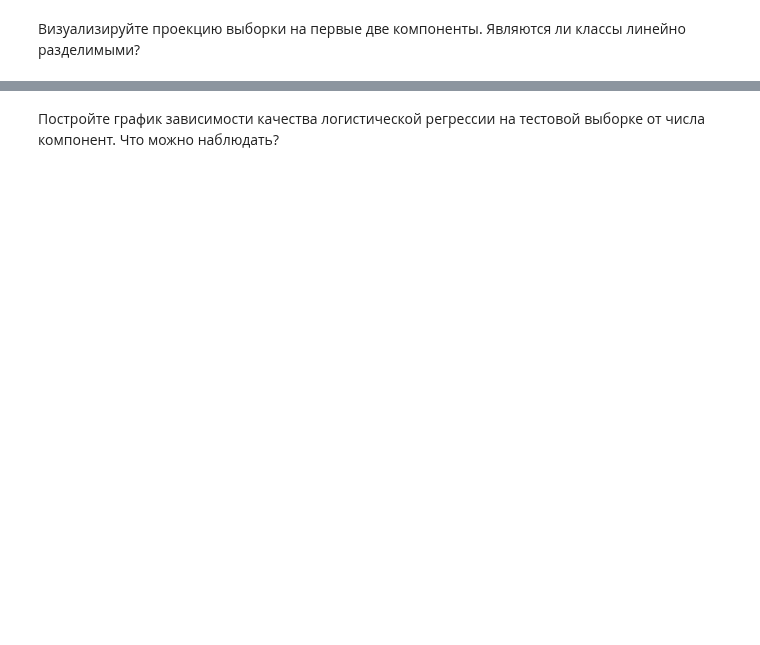
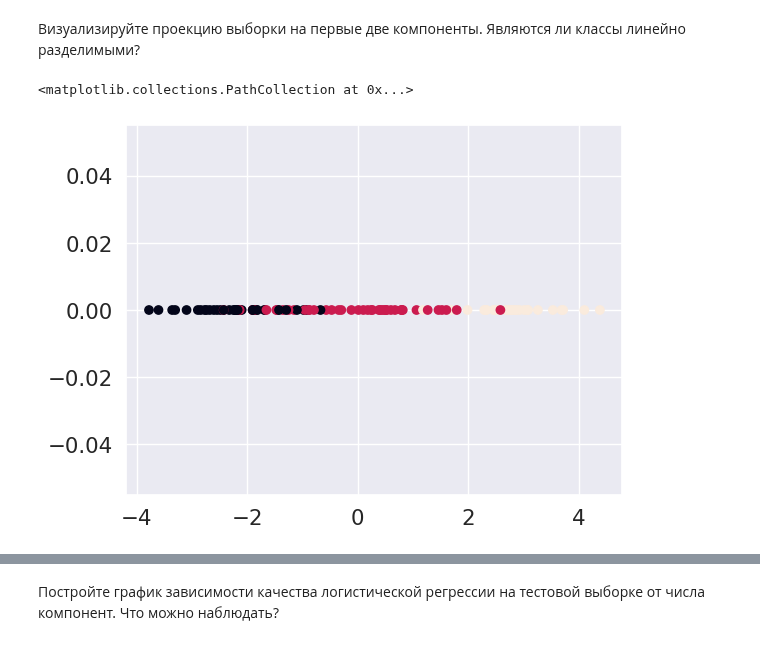
Before and after one commit to NMashalov/2023_OpenMipt_course, a Jupyter notebook: lesson9/pca_sem2.ipynb, the cells around one changed output, grey strips where cells are left out. Drawn from its saved outputs; the diff is of its cells as text; code cells hidden in the pictures; blank space fills up the shorter version.

```diff
--- a/lesson9/pca_sem2.ipynb
+++ b/lesson9/pca_sem2.ipynb
@@ -48,2 +66,5 @@ X_train, X_test, y_train, y_test = train_test_split(X, y, test_size=0.4, random_
+# %%
+mean, std = X_train.mean(axis=0),X_train.std(axis=0)
+X_train, X_test = (X_train - mean)/ std,(X_test - mean)/ std
 # %% [markdown]
 Визуализируйте проекцию выборки на первые две компоненты. Являются ли классы линейно разделимыми?
@@ -51,0 +71,7 @@ X_train, X_test, y_train, y_test = train_test_split(X, y, test_size=0.4, random_
+# %%
+low_dim = PCA(n_components=1).fit_transform(X_train)
+# %%
+plt.scatter(x=low_dim,y=np.zeros_like(low_dim),c=y_train)
+# %% [output]
+<matplotlib.collections.PathCollection at 0x...>
+[figure, added]
```
Also changed, not shown: parts of 23 cells of this notebook.
